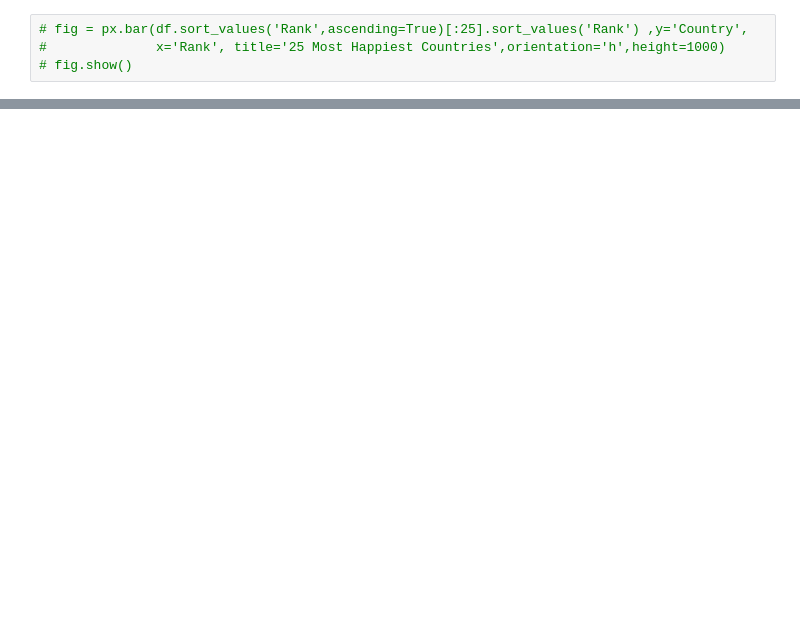
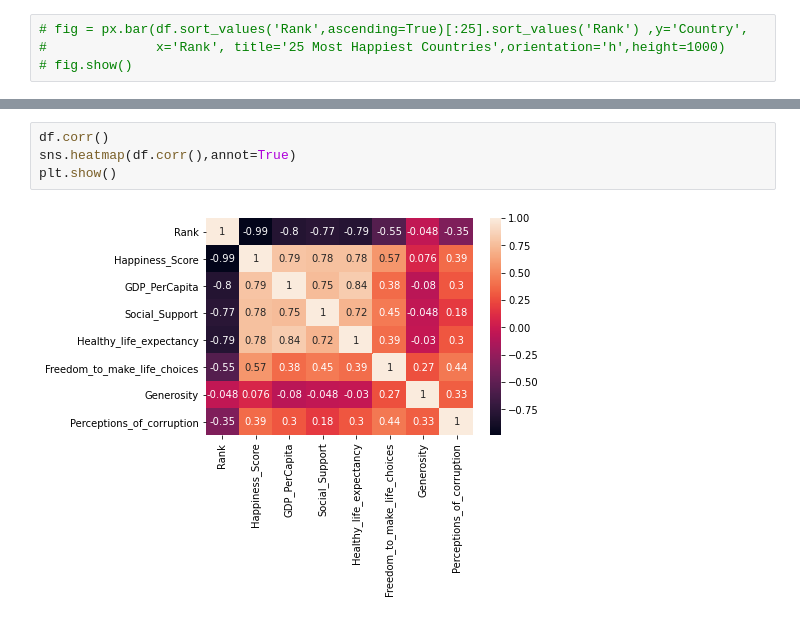
Before and after one commit to AdithyaR07/World-Happiness-Report---Data-Analytics-UE20CS312-Project, a Jupyter notebook: World Happiness Report.ipynb, the cells around one changed output, grey strips where cells are left out. Cells and saved outputs as stored; diff of their text form; blank space fills up the shorter version.

```diff
--- a/World Happiness Report.ipynb
+++ b/World Happiness Report.ipynb
@@ -123,0 +139,6 @@ fig.show()
+# %%
+df.corr()
+sns.heatmap(df.corr(),annot=True)
+plt.show()
+# %% [output]
+[figure, added]
```
Also changed, not shown: parts of 95 cells of this notebook.
